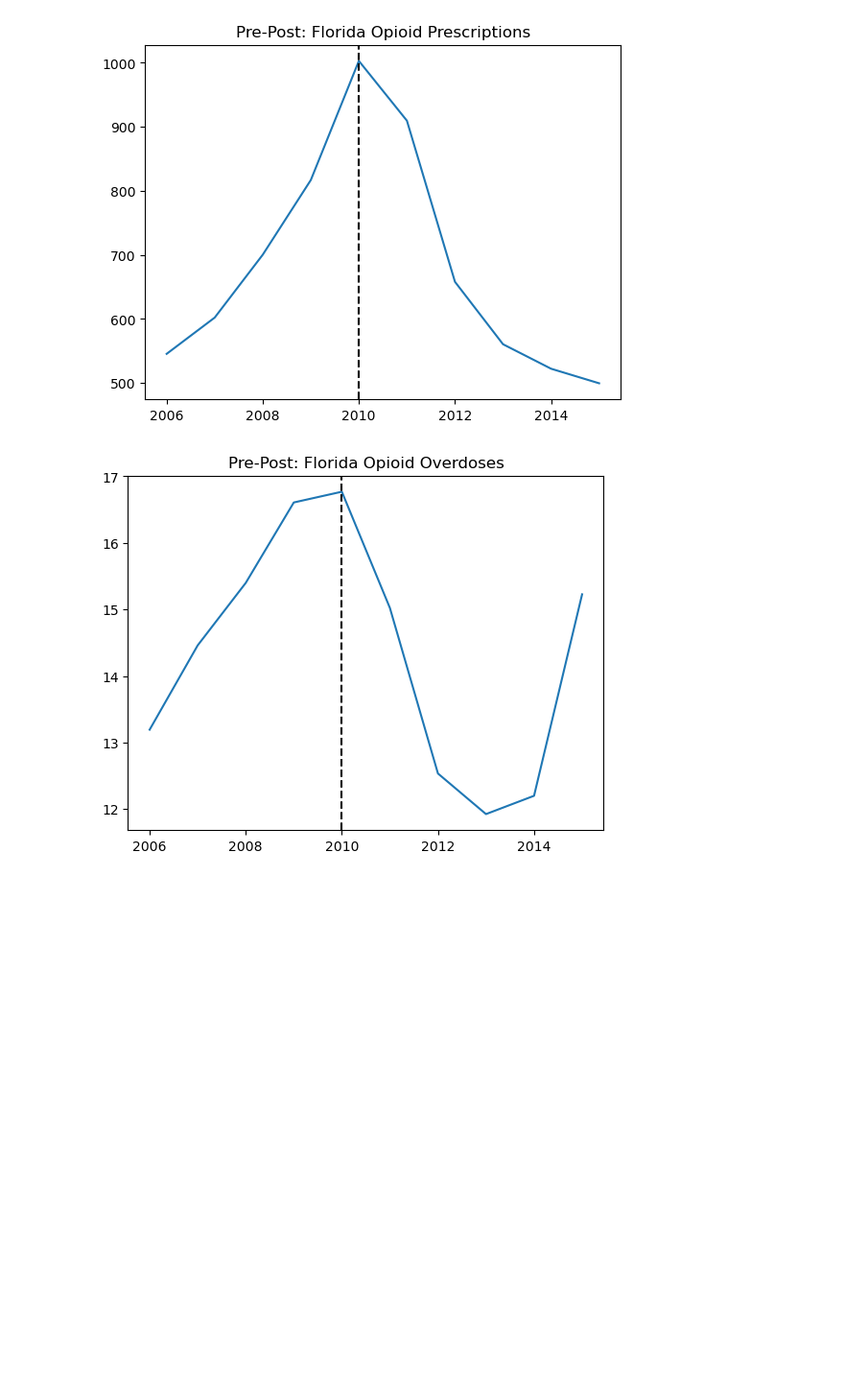
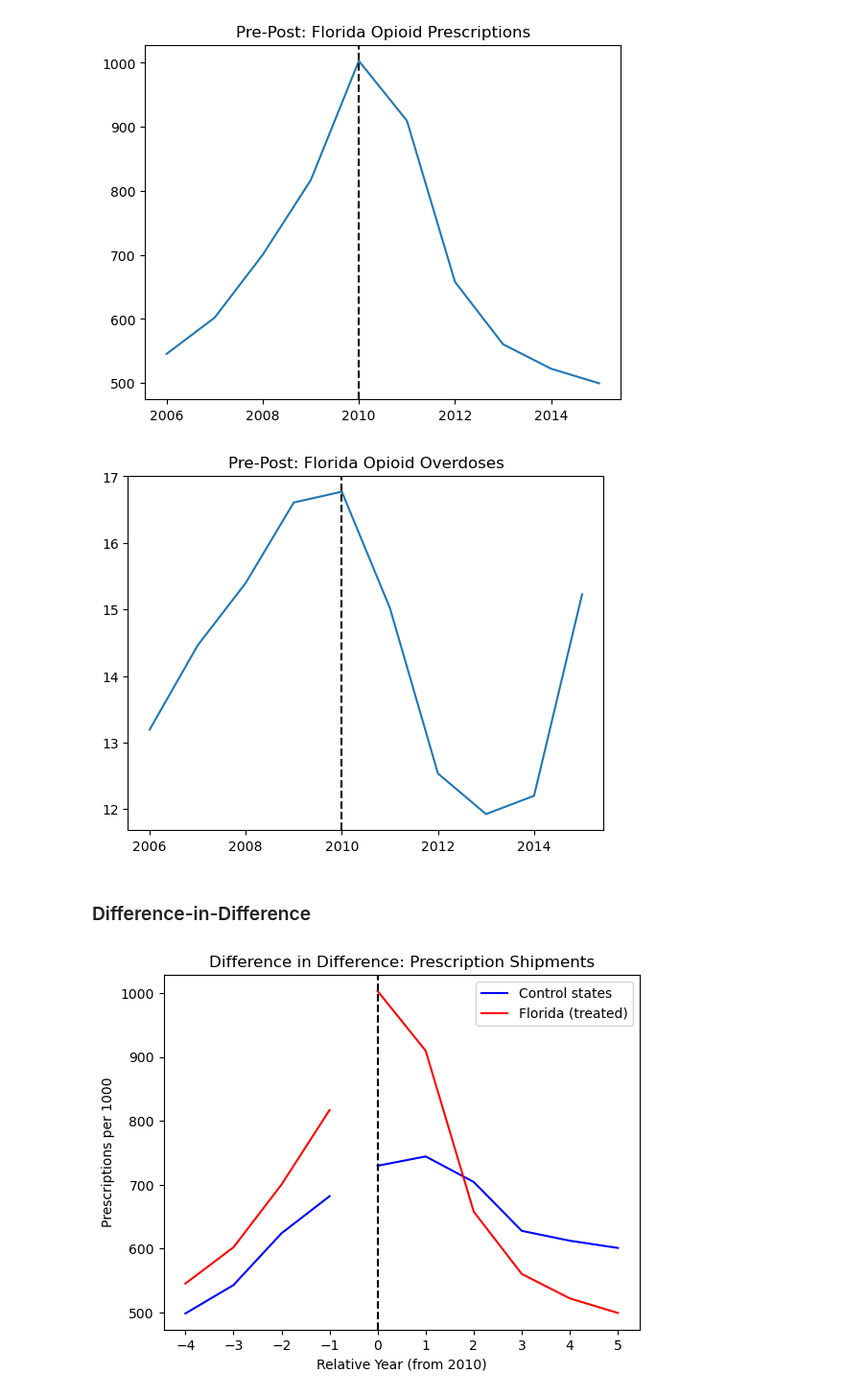
Before and after one commit to rakiranelson/IDS590-Opioids-Final-Project, a Jupyter notebook: opioid_project_analysis.ipynb, the cells around one changed output. Shown at 96% size. Drawn from its saved outputs; the diff is of its cells as text; code cells hidden in the pictures; blank space fills up the shorter version.

Commit message:
temp diff-in-diff plots

```diff
--- a/opioid_project_analysis.ipynb
+++ b/opioid_project_analysis.ipynb
@@ -73,10 +77,12 @@ opioids_states_pres
 # %% [markdown]
 ### Pre-Trend Checks: Florida vs Control States
 # %%
-pre = opioids_states_pres[opioids_states_pres["year"] < 2010]
+pre_pres = opioids_states_pres[opioids_states_pres["year"] < 2010]
 
 mean_trends = (
-    pre.groupby(["policy_state", "year"])["prescriptions_per_1000"].mean().reset_index()
+    pre_pres.groupby(["policy_state", "year"])["prescriptions_per_1000"]
+    .mean()
+    .reset_index()
 )
 
 for group, d in mean_trends.groupby("policy_state"):
@@ -90,10 +96,10 @@ plt.show()
 # %% [output]
 [figure]
 # %%
-pre = opioids_states_od[opioids_states_od["year"] < 2010]
+pre_od = opioids_states_od[opioids_states_od["year"] < 2010]
 
 mean_trends = (
-    pre.groupby(["policy_state", "year"])["overdose_per_100k"].mean().reset_index()
+    pre_od.groupby(["policy_state", "year"])["overdose_per_100k"].mean().reset_index()
 )
 
 for group, d in mean_trends.groupby("policy_state"):
@@ -128,3 +134,53 @@ plt.title("Pre-Post: Florida Opioid Overdoses")
 plt.show()
 # %% [output]
 [figure]
+# %% [markdown]
+### Difference-in-Difference
+# %%
+colors = ["blue", "red"]
+
+post_pres = opioids_states_pres[opioids_states_pres["year"] >= 2010]
+
+pre_prescription_trends = (
+    pre_pres.groupby(["policy_state", "relative_year"])["prescriptions_per_1000"]
+    .mean()
+    .reset_index()
+)
+
+post_prescription_trends = (
+    post_pres.groupby(["policy_state", "relative_year"])["prescriptions_per_1000"]
+    .mean()
+    .reset_index()
+)
+
+fig_pres, ax_pres = plt.subplots()
+
+# part of the graph before 2010
+for group, d in pre_prescription_trends.groupby("policy_state"):
+    label = "Florida (treated)" if group == 1 else "Control states"
+    ax_pres.plot(
+        d["relative_year"],
+        d["prescriptions_per_1000"],
+        label=label,
+        color=colors[group],
+    )
+
+# part of graph after 2010
+for group, d in post_prescription_trends.groupby("policy_state"):
+    ax_pres.plot(
+        d["relative_year"],
+        d["prescriptions_per_1000"],
+        color=colors[group],
+    )
+
+ax_pres.axvline(0, color="black", linestyle="--")
+ax_pres.set(
+    title="Difference in Difference: Prescription Shipments",
+    xlabel="Relative Year (from 2010)",
+    ylabel="Prescriptions per 1000",
+    xticks=sorted(opioids_states_pres["relative_year"].unique()),
+)
+ax_pres.legend()
+plt.show()
+# %% [output]
+[figure, added]
```
Also changed, not shown: parts of 3 cells of this notebook, 2 other files.
